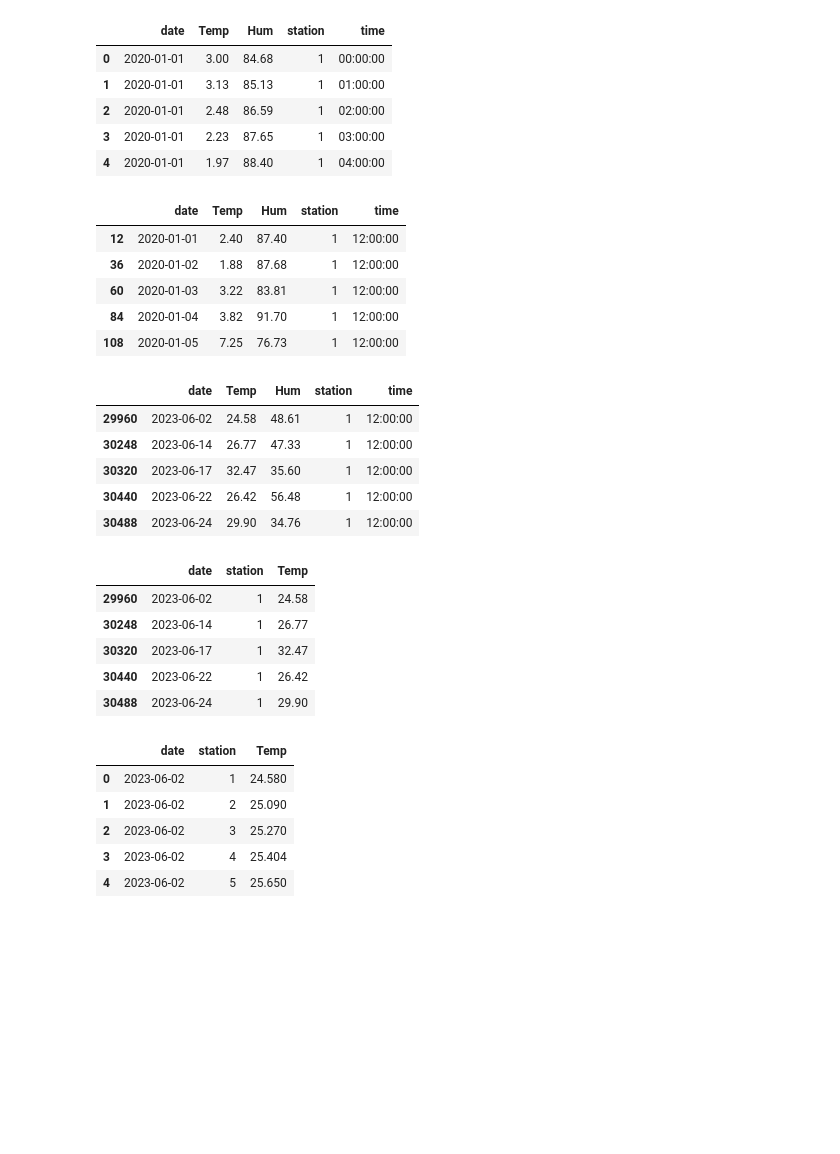
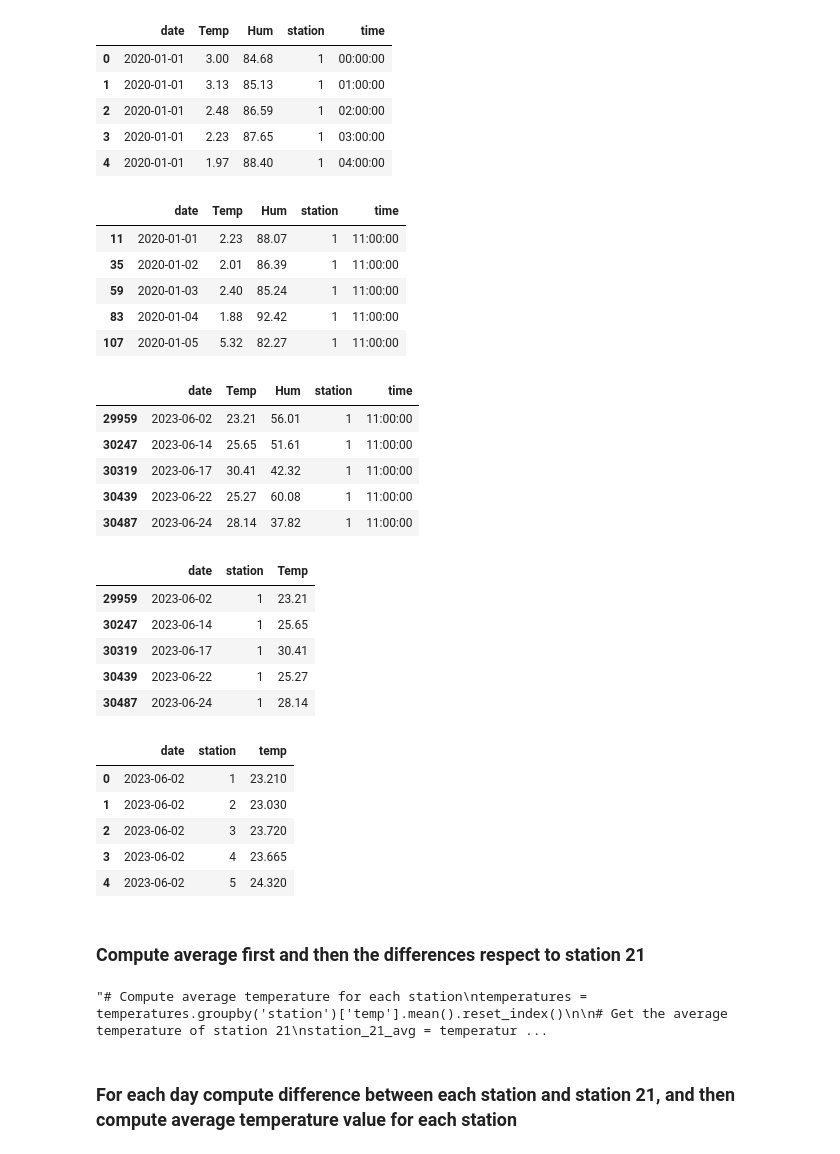
Before and after one commit to ayubero/uhi, a Jupyter notebook: zaragoza/bd_ayuntamiento/preprocessing.ipynb, the cells around one changed output. Saved outputs shown, nothing was run; the diff lists cells and outputs as text; code cells hidden in the pictures; blank space fills up the shorter version.

```diff
--- a/zaragoza/bd_ayuntamiento/preprocessing.ipynb
+++ b/zaragoza/bd_ayuntamiento/preprocessing.ipynb
@@ -111,15 +113,15 @@ temperatures.head()
 | 3 | 2020-01-01 | 2.23 | 87.65 | 1 | 03:00:00 |
 | 4 | 2020-01-01 | 1.97 | 88.40 | 1 | 04:00:00 |
 # %%
-temperatures = temperatures[temperatures['time'] == '12:00:00']
+temperatures = temperatures[temperatures['time'] == '11:00:00']
 temperatures.head()
 # %% [output]
 |  | date | Temp | Hum | station | time |
-| 12 | 2020-01-01 | 2.40 | 87.40 | 1 | 12:00:00 |
-| 36 | 2020-01-02 | 1.88 | 87.68 | 1 | 12:00:00 |
-| 60 | 2020-01-03 | 3.22 | 83.81 | 1 | 12:00:00 |
-| 84 | 2020-01-04 | 3.82 | 91.70 | 1 | 12:00:00 |
-| 108 | 2020-01-05 | 7.25 | 76.73 | 1 | 12:00:00 |
+| 11 | 2020-01-01 | 2.23 | 88.07 | 1 | 11:00:00 |
+| 35 | 2020-01-02 | 2.01 | 86.39 | 1 | 11:00:00 |
+| 59 | 2020-01-03 | 2.40 | 85.24 | 1 | 11:00:00 |
+| 83 | 2020-01-04 | 1.88 | 92.42 | 1 | 11:00:00 |
+| 107 | 2020-01-05 | 5.32 | 82.27 | 1 | 11:00:00 |
 # %%
 dates = [
     "2023-06-02",
@@ -153,21 +155,21 @@ temperatures = temperatures[temperatures['date'].isin(dates)]
 temperatures.head()
 # %% [output]
 |  | date | Temp | Hum | station | time |
-| 29960 | 2023-06-02 | 24.58 | 48.61 | 1 | 12:00:00 |
-| 30248 | 2023-06-14 | 26.77 | 47.33 | 1 | 12:00:00 |
-| 30320 | 2023-06-17 | 32.47 | 35.60 | 1 | 12:00:00 |
-| 30440 | 2023-06-22 | 26.42 | 56.48 | 1 | 12:00:00 |
-| 30488 | 2023-06-24 | 29.90 | 34.76 | 1 | 12:00:00 |
+| 29959 | 2023-06-02 | 23.21 | 56.01 | 1 | 11:00:00 |
+| 30247 | 2023-06-14 | 25.65 | 51.61 | 1 | 11:00:00 |
+| 30319 | 2023-06-17 | 30.41 | 42.32 | 1 | 11:00:00 |
+| 30439 | 2023-06-22 | 25.27 | 60.08 | 1 | 11:00:00 |
+| 30487 | 2023-06-24 | 28.14 | 37.82 | 1 | 11:00:00 |
 # %%
 temperatures = temperatures[['date', 'station', 'Temp']]
 temperatures.head()
 # %% [output]
 |  | date | station | Temp |
-| 29960 | 2023-06-02 | 1 | 24.58 |
-| 30248 | 2023-06-14 | 1 | 26.77 |
-| 30320 | 2023-06-17 | 1 | 32.47 |
-| 30440 | 2023-06-22 | 1 | 26.42 |
-| 30488 | 2023-06-24 | 1 | 29.90 |
+| 29959 | 2023-06-02 | 1 | 23.21 |
+| 30247 | 2023-06-14 | 1 | 25.65 |
+| 30319 | 2023-06-17 | 1 | 30.41 |
+| 30439 | 2023-06-22 | 1 | 25.27 |
+| 30487 | 2023-06-24 | 1 | 28.14 |
 # %%
 # Sort the dataframe by the 'date' column
 temperatures = temperatures.sort_values(by=['date', 'station'])
@@ -175,11 +177,31 @@ temperatures = temperatures.sort_values(by=['date', 'station'])
 # Reset index
 temperatures = temperatures.reset_index(drop=True)
 
+# Change column names
+temperatures.columns = ['date', 'station', 'temp']
+
 temperatures.head()
 # %% [output]
-|  | date | station | Temp |
-| 0 | 2023-06-02 | 1 | 24.580 |
-| 1 | 2023-06-02 | 2 | 25.090 |
-| 2 | 2023-06-02 | 3 | 25.270 |
-| 3 | 2023-06-02 | 4 | 25.404 |
-| 4 | 2023-06-02 | 5 | 25.650 |
+|  | date | station | temp |
+| 0 | 2023-06-02 | 1 | 23.210 |
+| 1 | 2023-06-02 | 2 | 23.030 |
+| 2 | 2023-06-02 | 3 | 23.720 |
+| 3 | 2023-06-02 | 4 | 23.665 |
+| 4 | 2023-06-02 | 5 | 24.320 |
+# %% [markdown]
+### Compute average first and then the differences respect to station 21
+# %%
+'''# Compute average temperature for each station
+temperatures = temperatures.groupby('station')['temp'].mean().reset_index()
+
+# Get the average temperature of station 21
+station_21_avg = temperatures[temperatures['station'] == 21]['temp'].values[0]
+
+# Compute the difference with respect to station 21
+temperatures['diff_from_21'] = station_21_avg - temperatures['temp']
+
+temperatures'''
+# %% [output]
+"# Compute average temperature for each station\ntemperatures = temperatures.groupby('station')['temp'].mean().reset_index()\n\n# Get the average temperature of station 21\nstation_21_avg = temperatur ...
+# %% [markdown]
+### For each day compute difference between each station and station 21, and then compute average temperature value for each station
```
Also changed, not shown: parts of 12 cells of this notebook, 4 other files.
